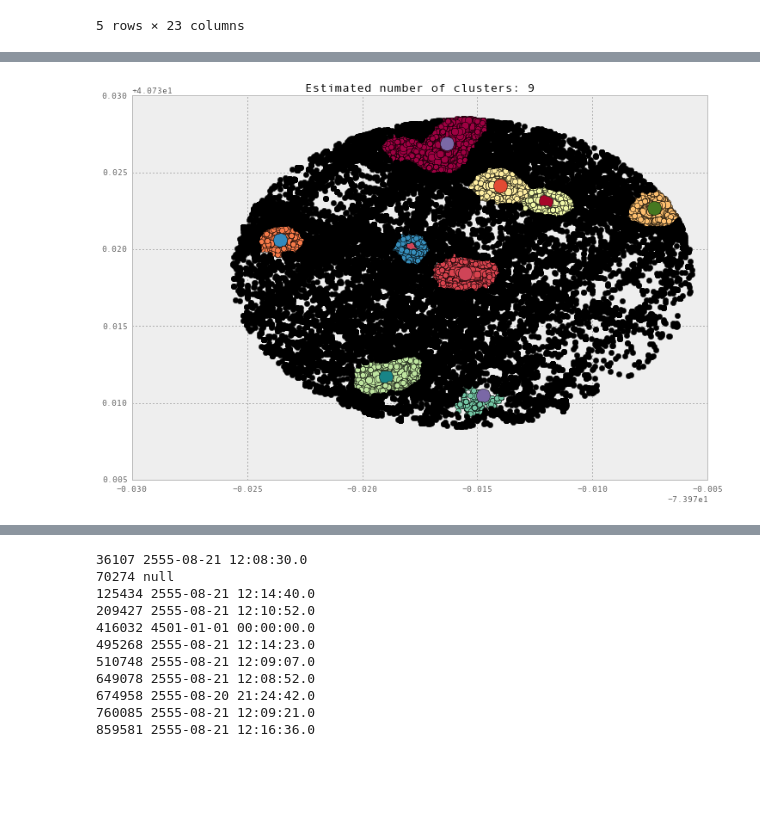
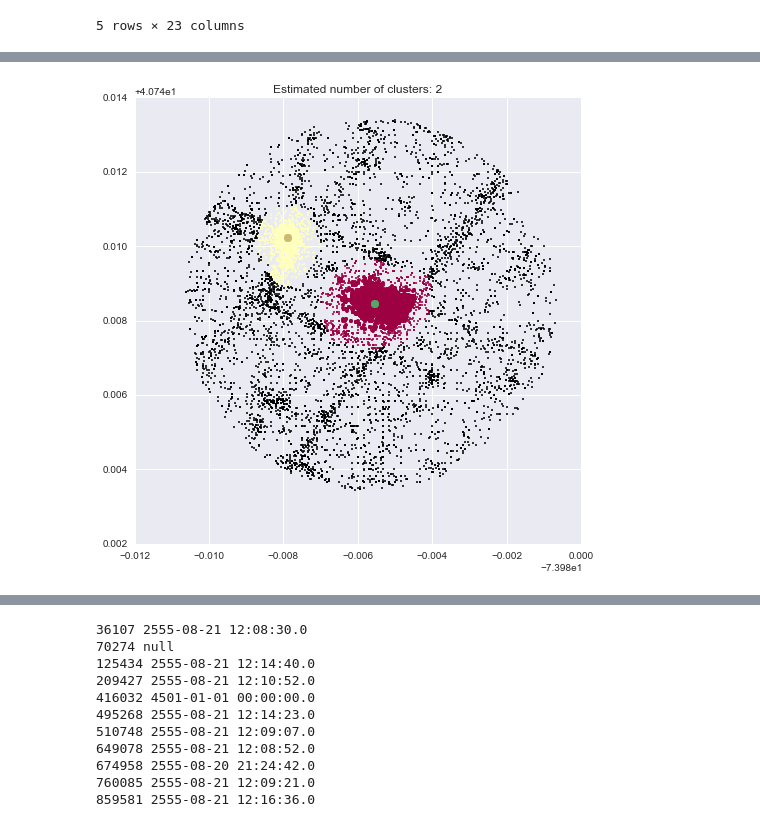
Before and after one commit to helenaxwang/AveNeue, a Jupyter notebook: analyze_flickr.py.ipynb, the cells around one changed output, grey strips where cells are left out. Cells and saved outputs as stored; diff of their text form; code cells hidden in the pictures; blank space fills up the shorter version.

```diff
--- a/analyze_flickr.py.ipynb
+++ b/analyze_flickr.py.ipynb
@@ -6,7 +6,7 @@ import matplotlib.pyplot as plt
 import json, os
 import seaborn as sns
 import pymysql as mdb
-plt.rcParams['figure.figsize'] = 8,5
+plt.rcParams['figure.figsize'] = 5,5
 # %%
 # import everything into a list directly from the raw json files
 flickr_yahoo_path = 'flickr_yahoodata'
@@ -42,7 +42,7 @@ photo_df.head()
 # %%
 # limit data by a certain radius
 init_loc = (40.74844,-73.985664) # empire state building, latitude/longitude
-radius = 0.01
+radius = 0.005
 idx = sqrt((photo_df['lng']-init_loc[1])**2 + (photo_df['lat']-init_loc[0])**2) < radius
 # plot data
 plt.plot(photo_df['lng'][idx], photo_df['lat'][idx],'.k')
@@ -62,34 +62,34 @@ estimator = DBSCAN(eps=0.0005, min_samples=1000)
 estimator.fit(data)
 
 core_samples_mask = np.zeros_like(estimator.labels_, dtype=bool)
 core_samples_mask[estimator.core_sample_indices_] = True
 labels = estimator.labels_
 n_clusters_ = len(set(labels)) - (1 if -1 in labels else 0)
 
 # Black removed and is used for noise instead.
 unique_labels = set(labels)
 centroids = []
 colors = plt.cm.Spectral(np.linspace(0, 1, len(unique_labels)))
 for k, col in zip(unique_labels, colors):
     if k == -1:
         # Black used for noise.
         col = 'k'
 
     class_member_mask = (labels == k)
 
     xy = data[class_member_mask & core_samples_mask]
     plt.plot(xy[:, 0], xy[:, 1], 'o', markerfacecolor=col,
-             markeredgecolor='k', markersize=8)
+             markeredgecolor='k', markersize=4)
     if k != -1:
         centroid = xy.mean(axis=0)
         centroids.append(centroid)
-        plt.plot(centroid[0],centroid[1],'o',markersize=16)
+        plt.plot(centroid[0],centroid[1],'o',markersize=8)
 
     xy = data[class_member_mask & ~core_samples_mask]
     plt.plot(xy[:, 0], xy[:, 1], 'o', markerfacecolor=col,
-             markeredgecolor='k', markersize=6)
+             markeredgecolor='k', markersize=2)
 
 plt.title('Estimated number of clusters: %d' % n_clusters_)
 plt.show()
 # %% [output]
-[figure, old version]
+[figure, new version]
```
Also changed, not shown: parts of 3 cells of this notebook.
